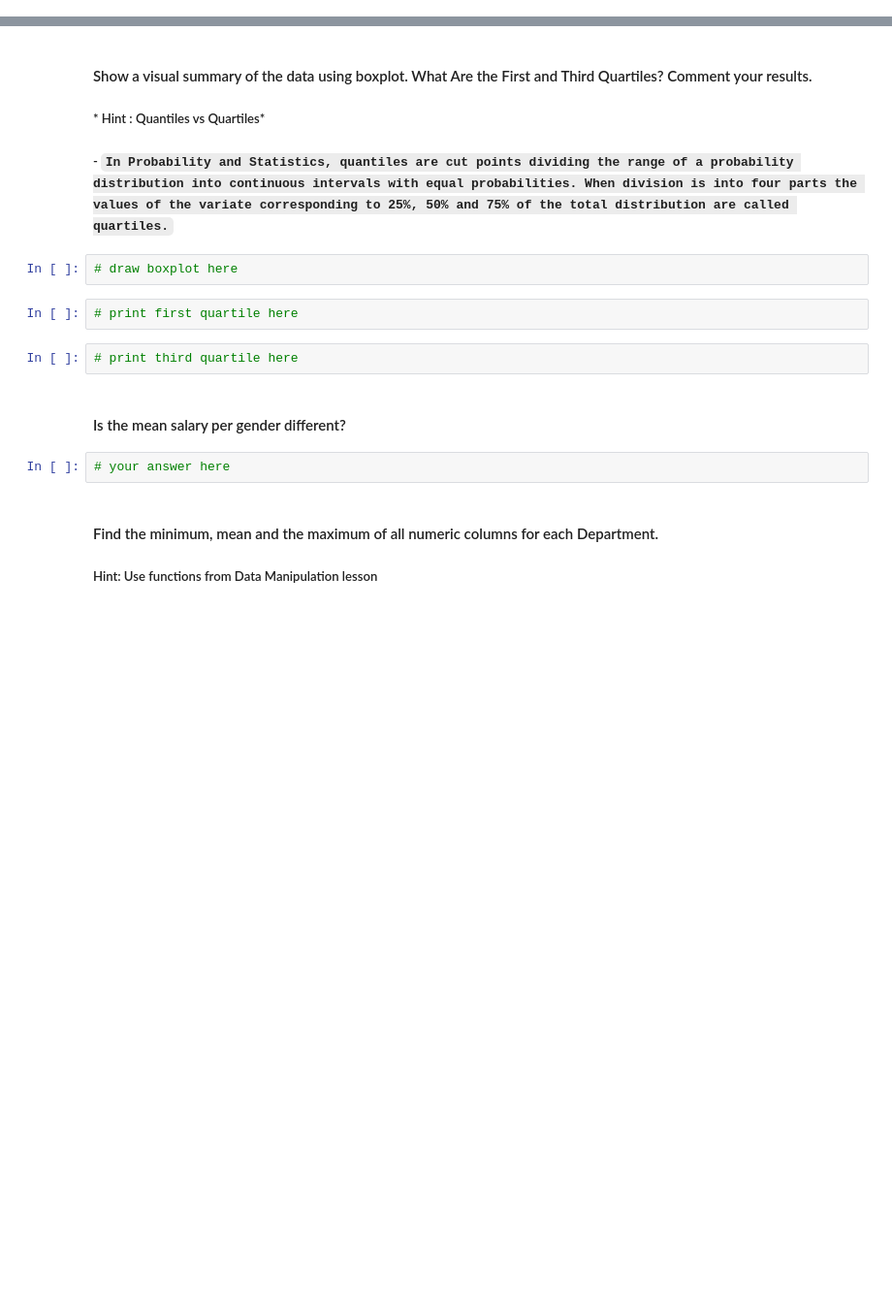
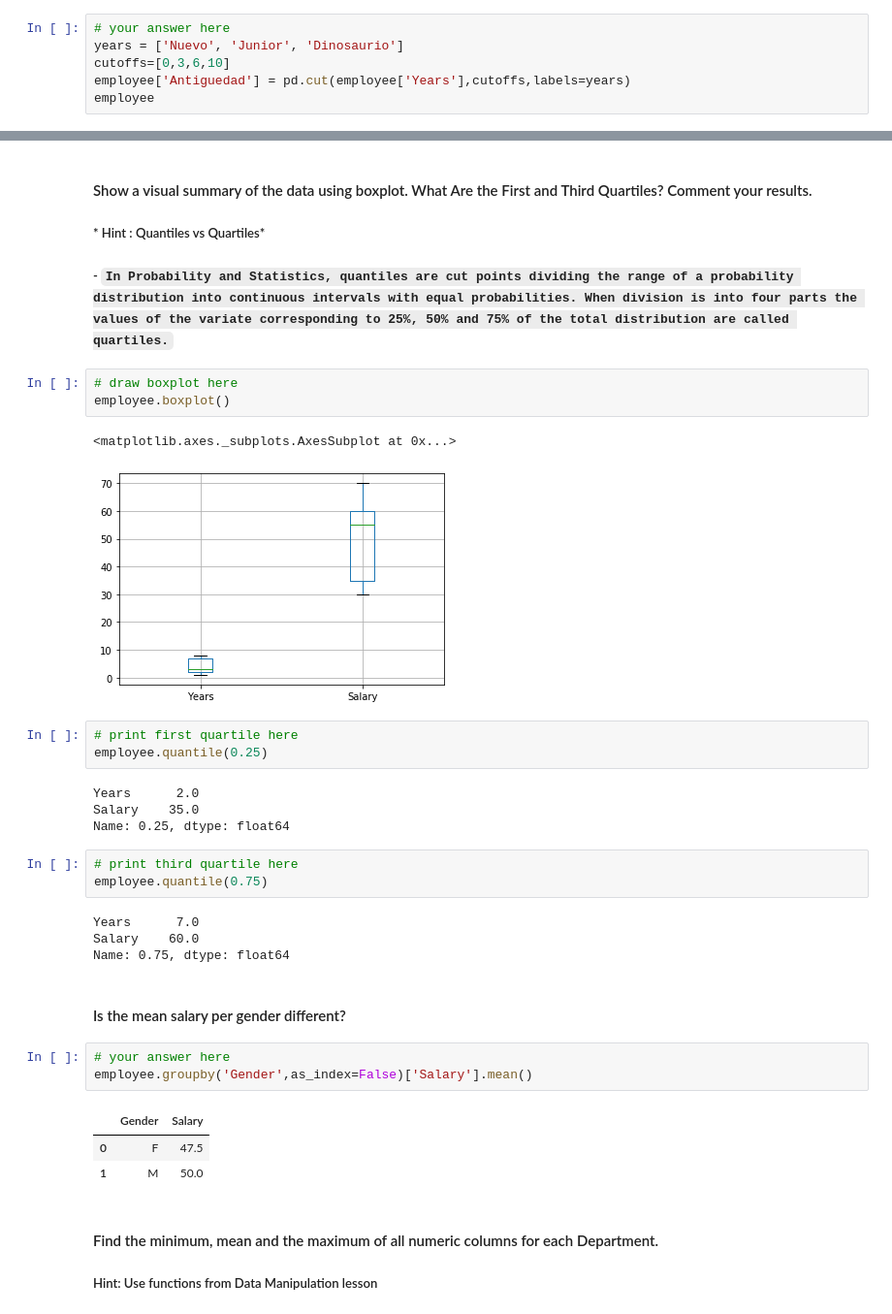
Before and after one commit to ta-datapt-bcn/lab-subsetting-and-descriptive-stats, a Jupyter notebook: your-code/main.ipynb, the cells around one changed output, grey strips where cells are left out. Shown at 97% size. Drawn from its saved outputs; the diff is of its cells as text; blank space fills up the shorter version.

```diff
--- a/your-code/main.ipynb
+++ b/your-code/main.ipynb
@@ -116,0 +276,6 @@ Hint : There are 3 ways to do it. Do it all ways.
+# %%
+# your answer here
+years = ['Nuevo', 'Junior', 'Dinosaurio']
+cutoffs=[0,3,6,10]
+employee['Antiguedad'] = pd.cut(employee['Years'],cutoffs,labels=years)
+employee
@@ -124,14 +306,33 @@ Hint : There are 3 ways to do it. Do it all ways.
 ##### - `In Probability and Statistics, quantiles are cut points dividing the range of a probability distribution into continuous intervals with equal probabilities. When division is into four parts the values of the variate corresponding to 25%, 50% and 75% of the total distribution are called quartiles.`
 # %%
 # draw boxplot here
+employee.boxplot()
+# %% [output]
+<matplotlib.axes._subplots.AxesSubplot at 0x...>
+[figure, added]
 # %%
 # print first quartile here
+employee.quantile(0.25)
+# %% [output]
+Years      2.0
+Salary    35.0
+Name: 0.25, dtype: float64
 # %%
 # print third quartile here
+employee.quantile(0.75)
+# %% [output]
+Years      7.0
+Salary    60.0
+Name: 0.75, dtype: float64
 # %% [markdown]
 #### Is the mean salary per gender different?
 # %%
 # your answer here
+employee.groupby('Gender',as_index=False)['Salary'].mean()
+# %% [output]
+|  | Gender | Salary |
+| 0 | F | 47.5 |
+| 1 | M | 50.0 |
 # %% [markdown]
 #### Find the minimum, mean and the maximum of all numeric columns for each Department.
 
```
Also changed, not shown: parts of 62 cells of this notebook.
